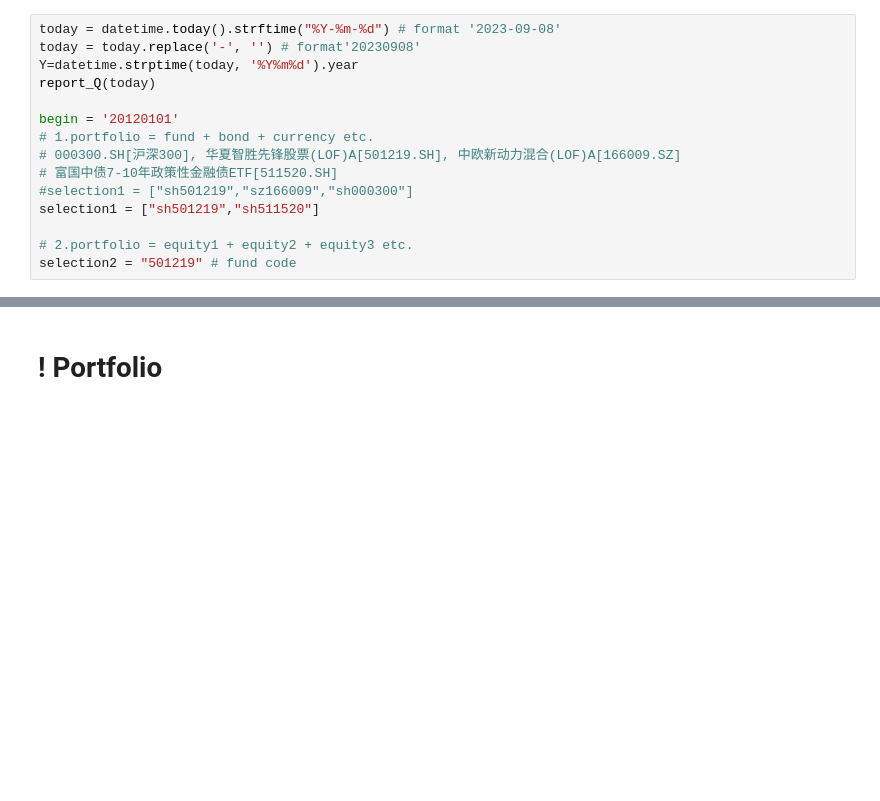
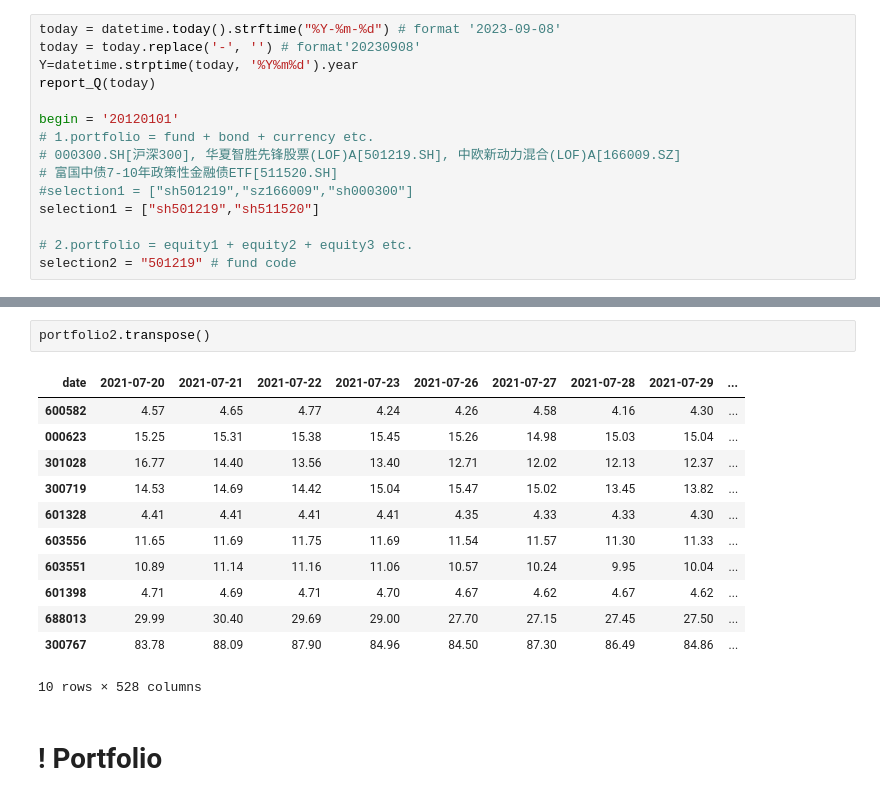
Before and after one commit to lianchena/HTSC, a Jupyter notebook: code1.ipynb, the cells around one changed output, grey strips where cells are left out. Cells and saved outputs as stored; diff of their text form; blank space fills up the shorter version.

```diff
--- a/code1.ipynb
+++ b/code1.ipynb
@@ -204,3 +203,18 @@ portfolio2
+# %%
+portfolio2.transpose()
+# %% [output]
+| date | 2021-07-20 | 2021-07-21 | 2021-07-22 | 2021-07-23 | 2021-07-26 | 2021-07-27 | 2021-07-28 | 2021-07-29 | ... |
+| 600582 | 4.57 | 4.65 | 4.77 | 4.24 | 4.26 | 4.58 | 4.16 | 4.30 | ... |
+| 000623 | 15.25 | 15.31 | 15.38 | 15.45 | 15.26 | 14.98 | 15.03 | 15.04 | ... |
+| 301028 | 16.77 | 14.40 | 13.56 | 13.40 | 12.71 | 12.02 | 12.13 | 12.37 | ... |
+| 300719 | 14.53 | 14.69 | 14.42 | 15.04 | 15.47 | 15.02 | 13.45 | 13.82 | ... |
+| 601328 | 4.41 | 4.41 | 4.41 | 4.41 | 4.35 | 4.33 | 4.33 | 4.30 | ... |
+| 603556 | 11.65 | 11.69 | 11.75 | 11.69 | 11.54 | 11.57 | 11.30 | 11.33 | ... |
+| 603551 | 10.89 | 11.14 | 11.16 | 11.06 | 10.57 | 10.24 | 9.95 | 10.04 | ... |
+| 601398 | 4.71 | 4.69 | 4.71 | 4.70 | 4.67 | 4.62 | 4.67 | 4.62 | ... |
+| 688013 | 29.99 | 30.40 | 29.69 | 29.00 | 27.70 | 27.15 | 27.45 | 27.50 | ... |
+| 300767 | 83.78 | 88.09 | 87.90 | 84.96 | 84.50 | 87.30 | 86.49 | 84.86 | ... |
+10 rows × 528 columns
 # %% [markdown]
 # ! Portfolio
 # %%
```
Also changed, not shown: parts of 8 cells of this notebook, 3 other files.
